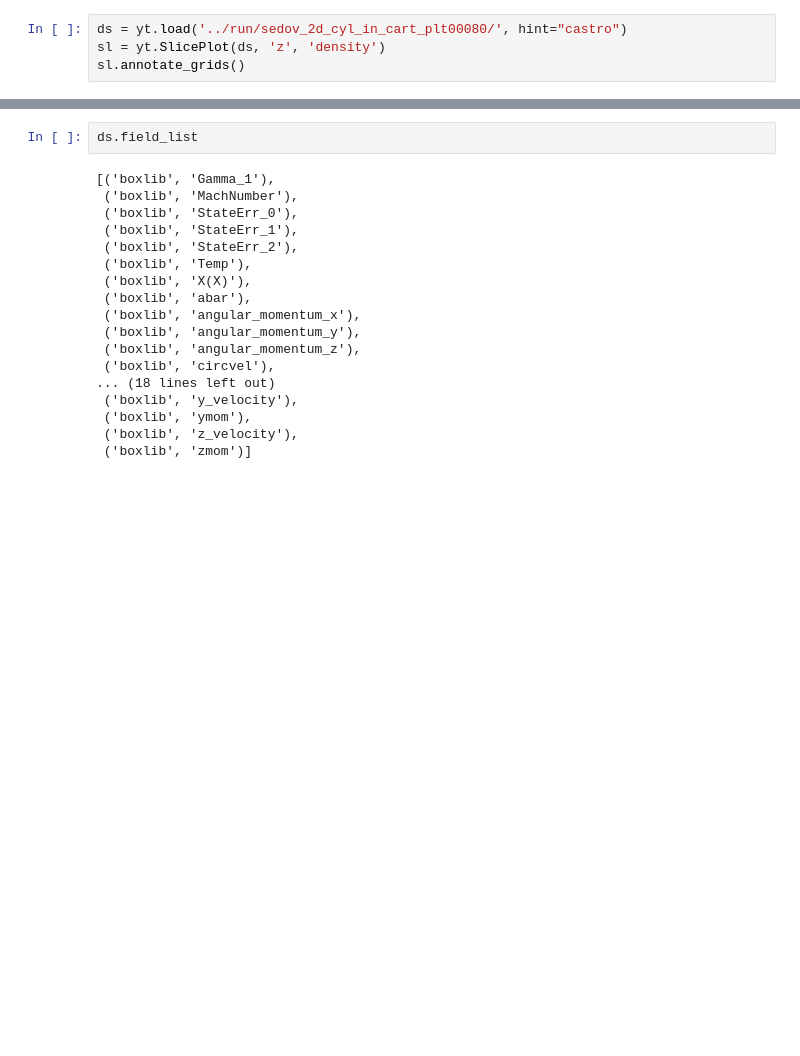
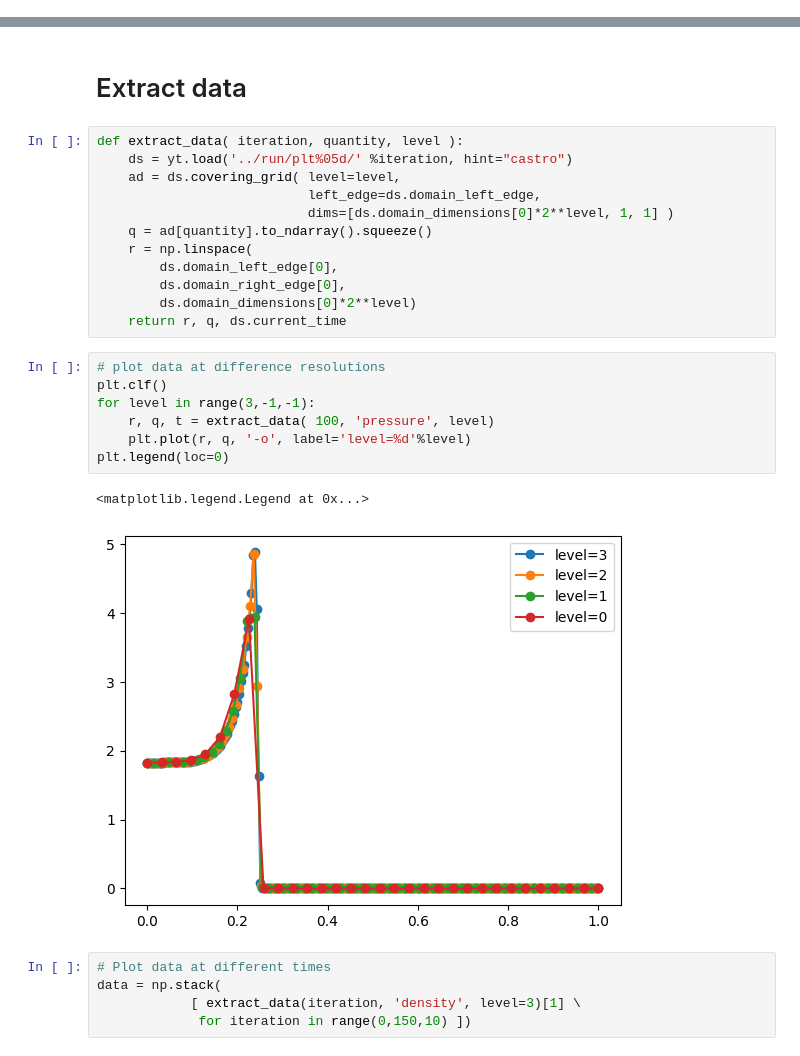
Before and after one commit to chequp-org/chequp, a Jupyter notebook: 1d_cylindrical/analysis/Analysis.ipynb, the cells around one changed output, grey strips where cells are left out. Saved outputs shown, nothing was run; the diff lists cells and outputs as text; blank space fills up the shorter version.

```diff
--- a/1d_cylindrical/analysis/Analysis.ipynb
+++ b/1d_cylindrical/analysis/Analysis.ipynb
@@ -3,7 +5,3 @@ import numpy as np
 import matplotlib.pyplot as plt
 import yt
 yt.set_log_level("error")
-# %%
-ds = yt.load('../run/sedov_2d_cyl_in_cart_plt00080/', hint="castro")
-sl = yt.SlicePlot(ds, 'z', 'density')
-sl.annotate_grids()
@@ -12,20 +23,29 @@ sl.annotate_grids()
+# %% [markdown]
+#  Extract data
+# %%
+def extract_data( iteration, quantity, level ):
+    ds = yt.load('../run/plt%05d/' %iteration, hint="castro")
+    ad = ds.covering_grid( level=level,
+                           left_edge=ds.domain_left_edge,
+                           dims=[ds.domain_dimensions[0]*2**level, 1, 1] )
+    q = ad[quantity].to_ndarray().squeeze()
+    r = np.linspace(
+        ds.domain_left_edge[0],
+        ds.domain_right_edge[0],
+        ds.domain_dimensions[0]*2**level)
+    return r, q, ds.current_time
+# %%
+# plot data at difference resolutions
+plt.clf()
+for level in range(3,-1,-1):
+    r, q, t = extract_data( 100, 'pressure', level)
+    plt.plot(r, q, '-o', label='level=%d'%level)
+plt.legend(loc=0)
+# %% [output]
+<matplotlib.legend.Legend at 0x...>
+[figure, added]
 # %%
-ds.field_list
+# Plot data at different times
+data = np.stack(
+            [ extract_data(iteration, 'density', level=3)[1] \
+             for iteration in range(0,150,10) ])
-# %% [output]
-[('boxlib', 'Gamma_1'),
- ('boxlib', 'MachNumber'),
- ('boxlib', 'StateErr_0'),
- ('boxlib', 'StateErr_1'),
- ('boxlib', 'StateErr_2'),
- ('boxlib', 'Temp'),
- ('boxlib', 'X(X)'),
- ('boxlib', 'abar'),
- ('boxlib', 'angular_momentum_x'),
- ('boxlib', 'angular_momentum_y'),
- ('boxlib', 'angular_momentum_z'),
- ('boxlib', 'circvel'),
-... (18 lines left out)
- ('boxlib', 'y_velocity'),
- ('boxlib', 'ymom'),
- ('boxlib', 'z_velocity'),
- ('boxlib', 'zmom')]
```
Also changed, not shown: parts of 6 cells of this notebook.
